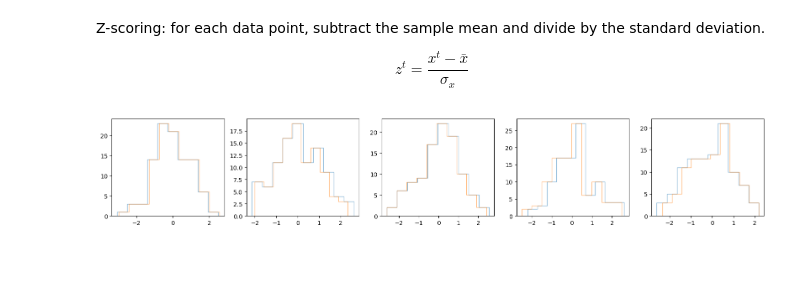
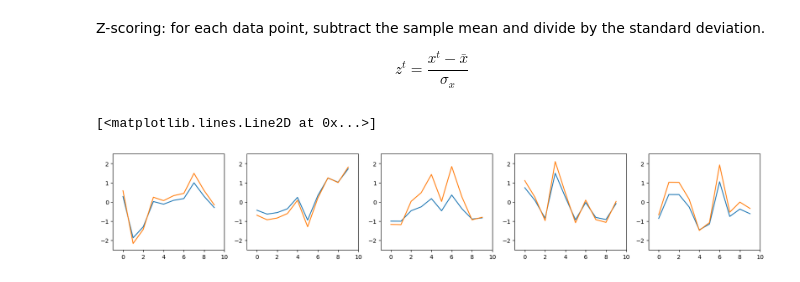
Before and after one commit to acumpelik/DSSC23, a Jupyter notebook: DSSC23-Homework1-Andrea_Cumpelik.ipynb, the cells around one changed output. Saved outputs shown, nothing was run; the diff lists cells and outputs as text; code cells hidden in the pictures.

Commit message:
deleted all the histograms and replaced them with line plots (1D case only still)

```diff
--- a/DSSC23-Homework1-Andrea_Cumpelik.ipynb
+++ b/DSSC23-Homework1-Andrea_Cumpelik.ipynb
@@ -11,8 +11,8 @@ import matplotlib.pyplot as plt
 import random
 # %%
 # For the 1D case:
-x_1 = np.random.normal(size=100)
-x_2 = np.random.normal(size=100)
-x_3 = np.random.normal(size=100)
-x_4 = np.random.normal(size=100)
-x_5 = np.random.normal(size=100)
+x_1 = np.random.normal(size=10)
+x_2 = np.random.normal(size=10)
+x_3 = np.random.normal(size=10)
+x_4 = np.random.normal(size=10)
+x_5 = np.random.normal(size=10)
@@ -67,26 +37,38 @@ x2_zscored = z_score(x_2)
 x3_zscored = z_score(x_3)
 x4_zscored = z_score(x_4)
 x5_zscored = z_score(x_5)
-# %%
-plt.figure(figsize=(20,3))
-plt.subplot(151)
-hist_step(x_1, numBins)
-hist_step(x1_zscored, numBins)
-
-plt.subplot(152)
-hist_step(x_2, numBins)
-hist_step(x2_zscored, numBins)
-
-plt.subplot(153)
-hist_step(x_3, numBins)
-hist_step(x3_zscored, numBins)
-
-plt.subplot(154)
-hist_step(x_4, numBins)
-hist_step(x4_zscored, numBins)
-
-plt.subplot(155)
-hist_step(x_5, numBins)
-hist_step(x5_zscored, numBins)
-# %% [output]
-[figure, removed]
+# %%
+plt.figure(figsize=(20,3))
+
+plt.subplot(151)
+plt.xlim((-1,10))
+plt.ylim((-2.5,2.5))
+plt.plot(x_1)
+plt.plot(x1_zscored)
+
+plt.subplot(152)
+plt.xlim((-1,10))
+plt.ylim((-2.5,2.5))
+plt.plot(x_2)
+plt.plot(x2_zscored)
+
+plt.subplot(153)
+plt.xlim((-1,10))
+plt.ylim((-2.5,2.5))
+plt.plot(x_3)
+plt.plot(x3_zscored)
+
+plt.subplot(154)
+plt.xlim((-1,10))
+plt.ylim((-2.5,2.5))
+plt.plot(x_4)
+plt.plot(x4_zscored)
+
+plt.subplot(155)
+plt.xlim((-1,10))
+plt.ylim((-2.5,2.5))
+plt.plot(x_5)
+plt.plot(x5_zscored)
+# %% [output]
+[<matplotlib.lines.Line2D at 0x...>]
+[figure, added]
```
Also changed, not shown: parts of 2 cells of this notebook.
